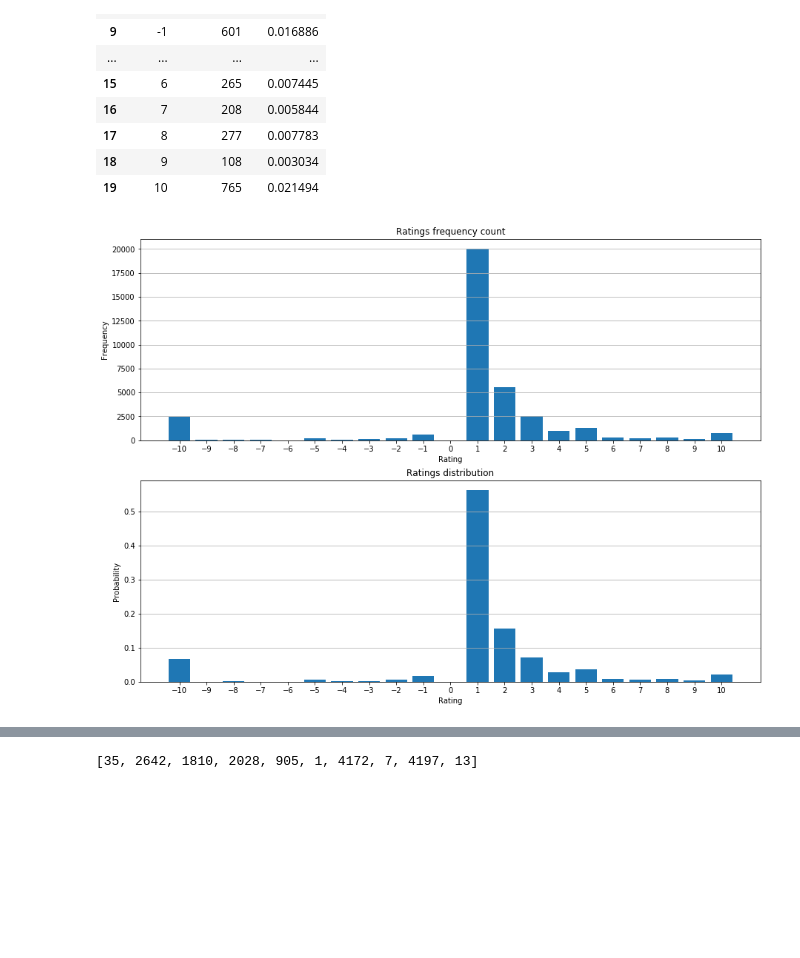
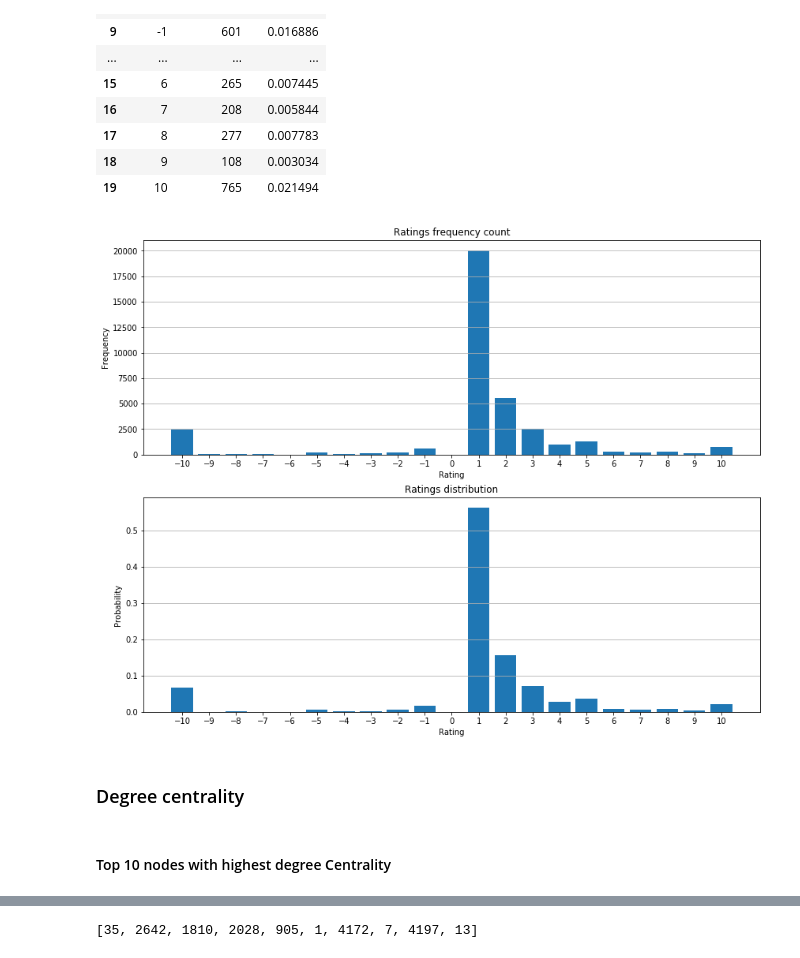
Before and after one commit to LukaszNiewinski/Network-Science, a Jupyter notebook: directed_network.ipynb, the cells around one changed output, grey strips where cells are left out. Saved outputs shown, nothing was run; the diff lists cells and outputs as text; code cells hidden in the pictures; blank space fills up the shorter version.

```diff
--- a/directed_network.ipynb
+++ b/directed_network.ipynb
@@ -85,36 +87,40 @@ counts
 | 19 | 10 | 765 | 0.021494 |
 # %%
 fig = plt.figure()
-fig.set_size_inches(15.0, 11.0)
+fig.set_size_inches(14.0, 11.0)
 
 bins = np.linspace(-10,10,21)
 
 # Ratings frequency (count for each rating).
 ax = plt.subplot(2, 1, 1)
 
 plt.bar(counts['Rating'], counts['Frequency'])
 
 plt.title('Ratings frequency count')
 plt.xlabel('Rating')
 plt.ylabel('Frequency')
 
 ax.xaxis.set_ticks(bins)
 
 plt.grid(True, axis='y')
 
 # Ratings probability (distribution).
 ax = plt.subplot(2, 1, 2)
 
 plt.bar(counts['Rating'], counts['Probability'])
 
 plt.title('Ratings distribution')
 plt.xlabel('Rating')
 plt.ylabel('Probability')
 
 ax.xaxis.set_ticks(bins)
 
 plt.grid(True, axis='y')
 
+#fig.savefig("output/ratings_frequency.pdf")
+
 plt.show()
 # %% [output]
-[figure, old version]
+[figure, new version]
+# %% [markdown]
+### Degree centrality
@@ -120,0 +146,2 @@ plt.show()
+# %% [markdown]
+#### Top 10 nodes with highest degree Centrality
```
Also changed, not shown: parts of 36 cells of this notebook, 7 other files.
